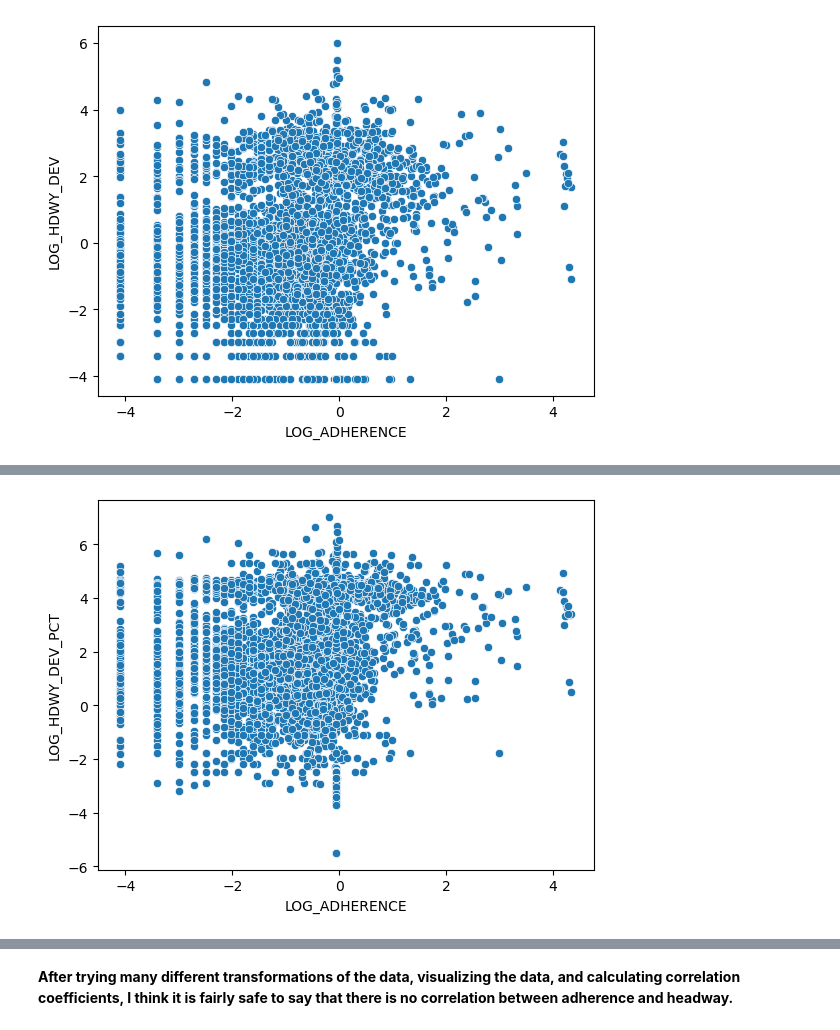
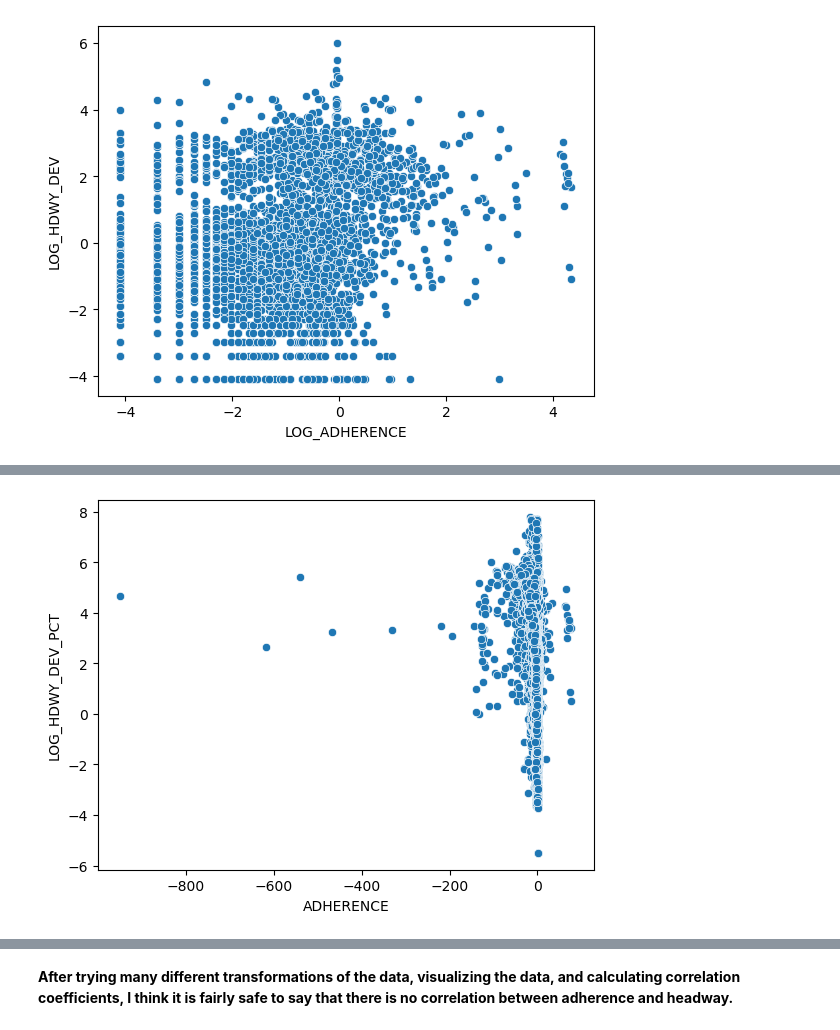
Before and after one commit to ballir27/wego-nashville-bus-adherence, a Jupyter notebook: Notebooks/AB-WeGo-Adherence-Hdwy-Corr.ipynb, the cells around one changed output, grey strips where cells are left out. Cells and saved outputs as stored; diff of their text form; code cells hidden in the pictures.

```diff
--- a/Notebooks/AB-WeGo-Adherence-Hdwy-Corr.ipynb
+++ b/Notebooks/AB-WeGo-Adherence-Hdwy-Corr.ipynb
@@ -116,9 +154,9 @@ headway_df[['ADHERENCE','SCHEDULED_HDWY','ACTUAL_HDWY','HDWY_DEV','LOG_ADHERENCE
 # %%
 headway_df['HDWY_DEV_PCT'] = 100 * headway_df['HDWY_DEV']/headway_df['SCHEDULED_HDWY']
 headway_df['LOG_HDWY_DEV_PCT'] = np.log(headway_df['HDWY_DEV_PCT'])
-sns.scatterplot(data=headway_df, x= 'LOG_ADHERENCE', y='LOG_HDWY_DEV_PCT');
+sns.scatterplot(data=headway_df, x= 'ADHERENCE', y='LOG_HDWY_DEV_PCT');
 # %% [output]
-[figure, old version]
+[figure, new version]
 # %%
 headway_df[['ADHERENCE','SCHEDULED_HDWY','ACTUAL_HDWY','HDWY_DEV','LOG_ADHERENCE','LOG_SCHEDULED_HDWY','LOG_ACTUAL_HDWY','LOG_HDWY_DEV','HDWY_DEV_PCT','LOG_HDWY_DEV_PCT']].corr()
 # %% [output]
```
Also changed, not shown: parts of 9 cells of this notebook.
